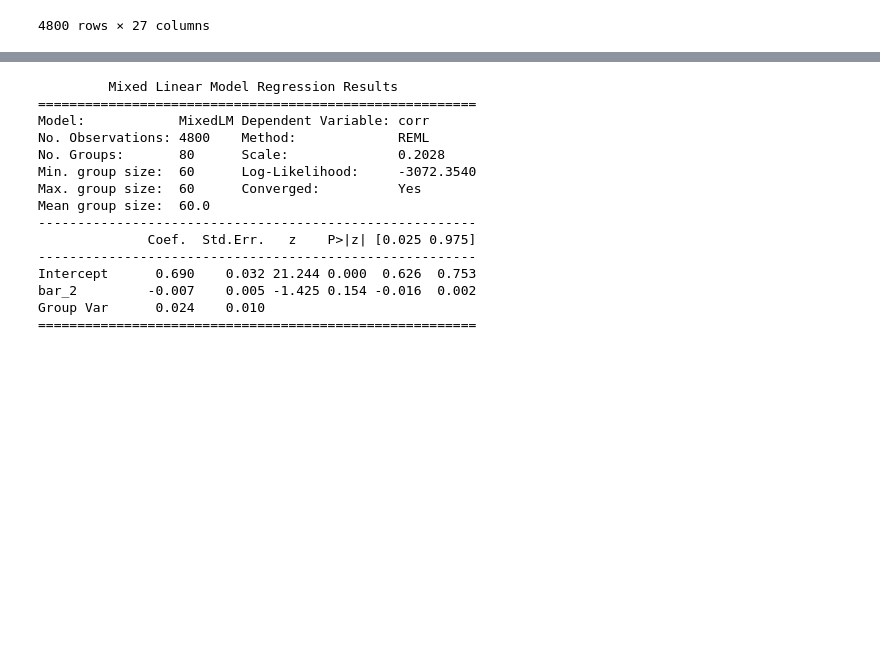
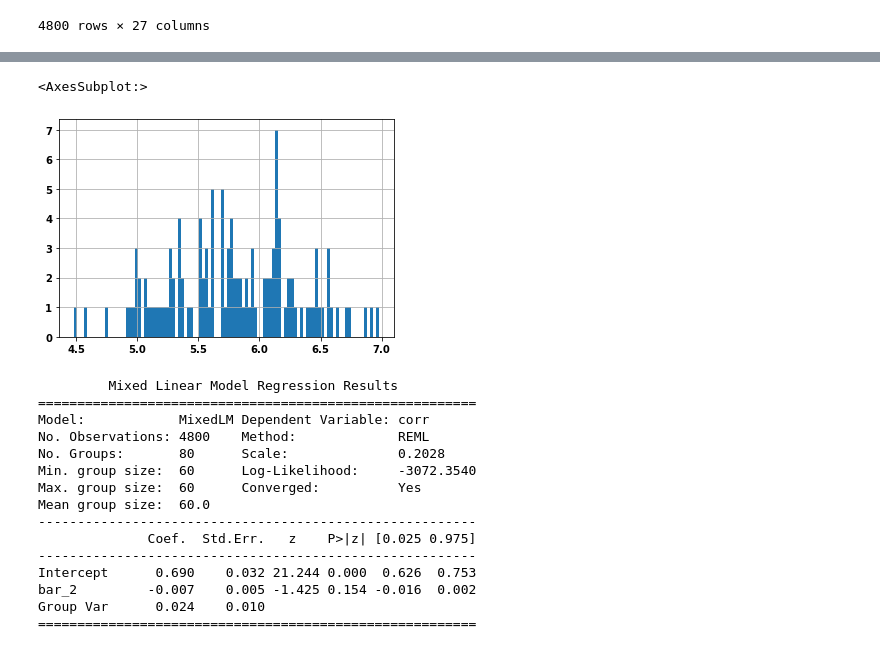
Before and after one commit to edenjenzohar/visual_memory_representation, a Jupyter notebook: functions/multicategory memory representation/experiment analysis/parse_results_same_day_encoding_and_testing.ipynb, the cells around one changed output, grey strips where cells are left out. Saved outputs shown, nothing was run; the diff lists cells and outputs as text; code cells hidden in the pictures; blank space fills up the shorter version.

```diff
--- a/functions/multicategory memory representation/experiment analysis/parse_results_same_day_encoding_and_testing.ipynb
+++ b/functions/multicategory memory representation/experiment analysis/parse_results_same_day_encoding_and_testing.ipynb
@@ -917,3 +1037,8 @@ fig.tight_layout()
+# %%
+correlations_df['bar_2'].hist(bins=100)
+# %% [output]
+<AxesSubplot:>
+[figure, added]
 # %%
 import statsmodels.api as sm
 import statsmodels.formula.api as smf
```
Also changed, not shown: parts of 15 cells of this notebook.
